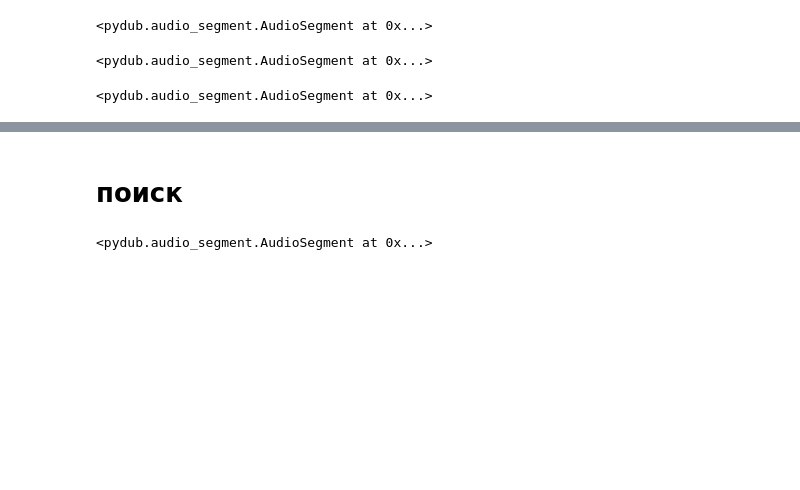
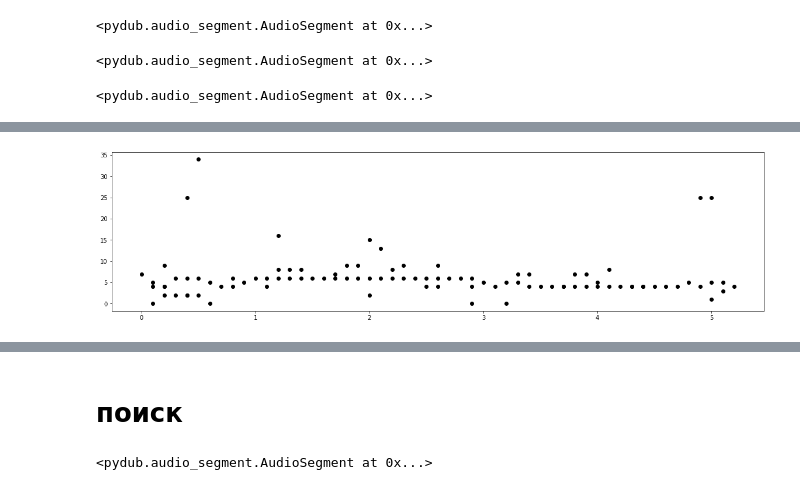
Before and after one commit to Sergey-Baranenkov/audio-recognition-system, a Jupyter notebook: audio_handler.ipynb, the cells around one changed output, grey strips where cells are left out. Saved outputs shown, nothing was run; the diff lists cells and outputs as text; code cells hidden in the pictures; blank space fills up the shorter version.

```diff
--- a/audio_handler.ipynb
+++ b/audio_handler.ipynb
@@ -48,7 +48,7 @@ def get_windowed_fft_result(data, frame_rate: int, window_size: int, window_func
 
     return bins, y_freq
 # %%
-sound = AudioSegment.from_mp3("/home/araxal/harddrive/fma_small/153/153946.mp3")
+sound = AudioSegment.from_mp3("/home/araxal/harddrive/fma_small/test/44.mp3")
 # %%
 frame_rate = sound.frame_rate
 sample_width = sound.sample_width ## квантизация (в байтах)
@@ -64,7 +64,7 @@ AudioSegment(array(sound.array_type, mono_sound), channels=1, sample_width=sampl
 # %% [output]
 <pydub.audio_segment.AudioSegment at 0x...>
 # %%
-filtered_sound = lowpass_filter(mono_sound, 3000, frame_rate, order=5)
+filtered_sound = lowpass_filter(mono_sound, cutoff_frequency, frame_rate, order=5);
 # %%
 AudioSegment(array(sound.array_type, filtered_sound), channels=1, sample_width=sample_width, frame_rate=44100)
 # %% [output]
@@ -106,11 +106,13 @@ Wall time: 24.1 ms
 # %%
-# from matplotlib import pyplot as plt
-# plt.rcParams["figure.figsize"] = (20,5)
-# for idx, time in enumerate(most_powerful_bin_indices):
-#     for bin in time:
-#         plt.scatter(idx * 0.1, bin, c = 'k')
-#
-# plt.show()
+from matplotlib import pyplot as plt
+plt.rcParams["figure.figsize"] = (20,5)
+for idx, time in enumerate(most_powerful_bin_indices):
+    for bin in time:
+        plt.scatter(idx * 0.1, bin, c = 'k')
+
+plt.show()
+# %% [output]
+[figure, added]
 # %%
 def get_flatten_bin_indices(data):
     transformed = []
```
Also changed, not shown: parts of 10 cells of this notebook, 37 other files.
